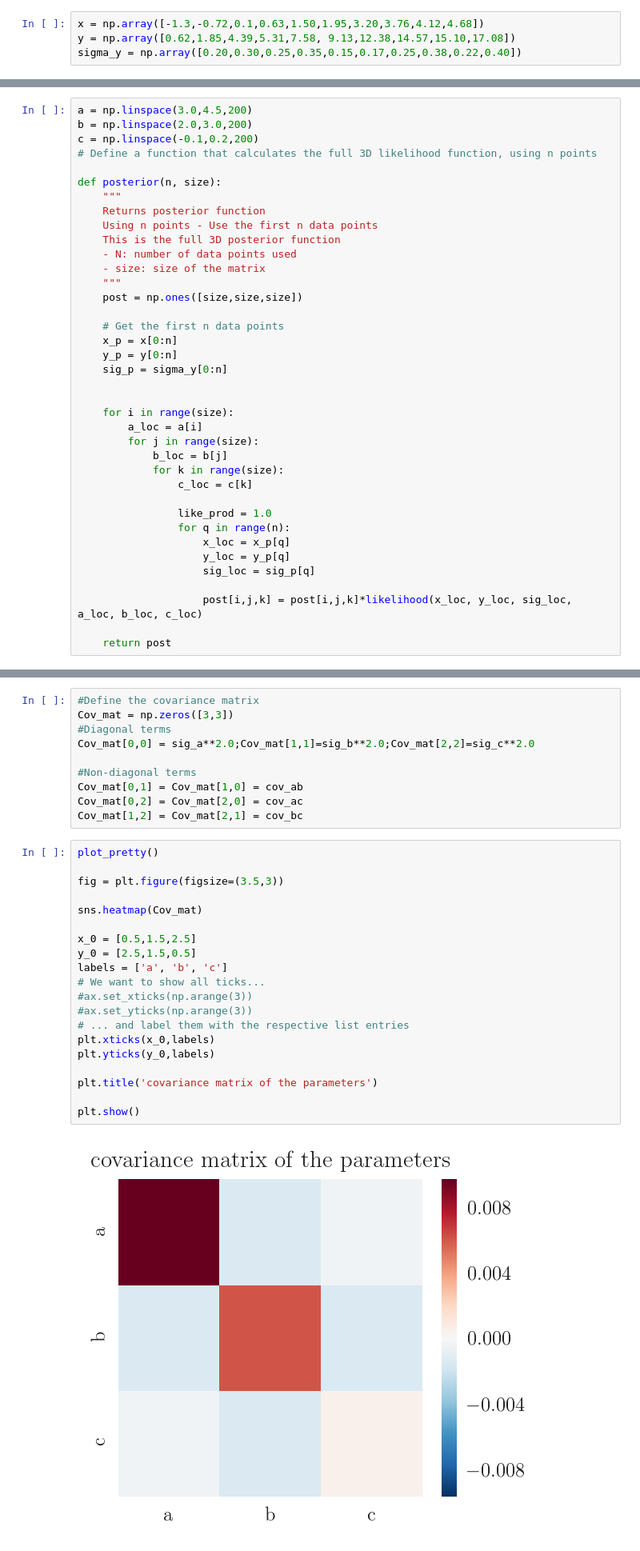
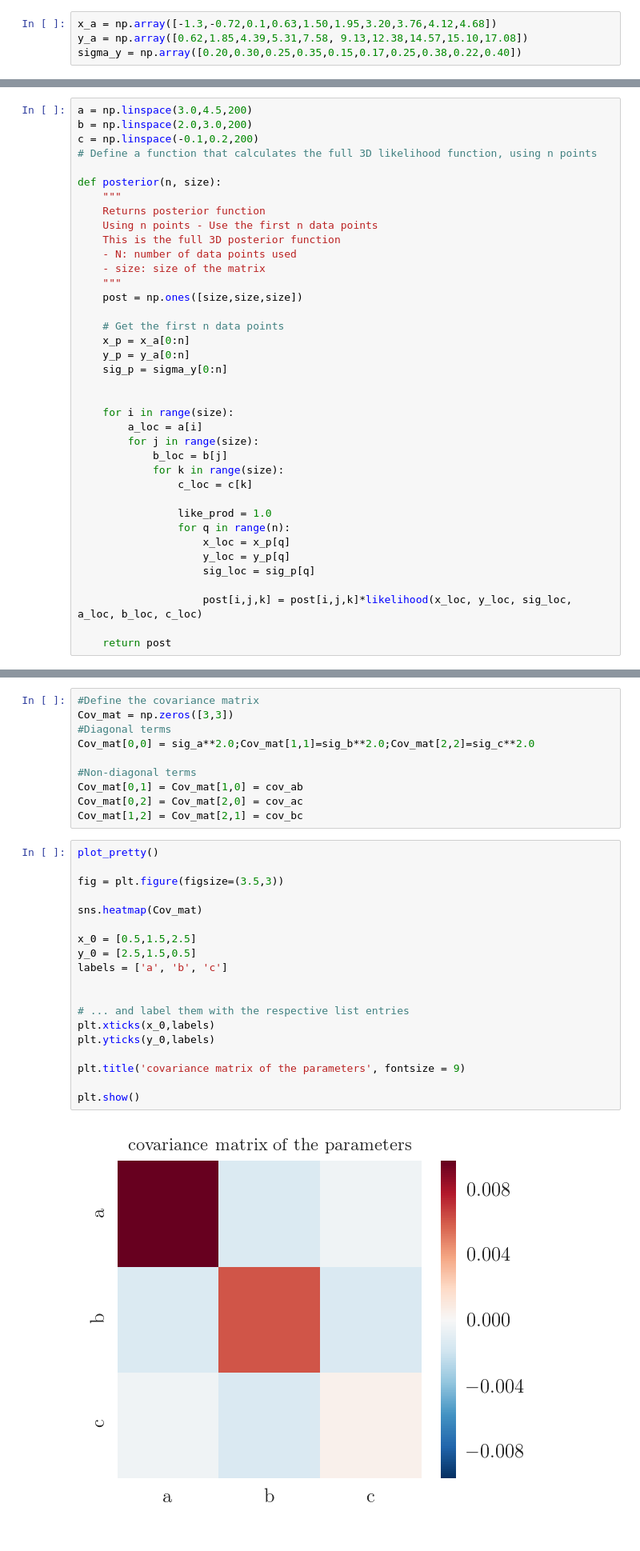
Before and after one commit to dtanoglidis/Astrostatistics, a Jupyter notebook: Assignment 3.ipynb, the cells around one changed output, grey strips where cells are left out. Shown: that part at 80% size. Cells and saved outputs as stored; diff of their text form.

```diff
--- a/Assignment 3.ipynb
+++ b/Assignment 3.ipynb
@@ -23,6 +25,6 @@ Populating the interactive namespace from numpy and matplotlib
 # %%
-x = np.array([-1.3,-0.72,0.1,0.63,1.50,1.95,3.20,3.76,4.12,4.68])
-y = np.array([0.62,1.85,4.39,5.31,7.58, 9.13,12.38,14.57,15.10,17.08])
+x_a = np.array([-1.3,-0.72,0.1,0.63,1.50,1.95,3.20,3.76,4.12,4.68])
+y_a = np.array([0.62,1.85,4.39,5.31,7.58, 9.13,12.38,14.57,15.10,17.08])
 sigma_y = np.array([0.20,0.30,0.25,0.35,0.15,0.17,0.25,0.38,0.22,0.40])
 # %% [markdown]
 ## Plot data $y$ vs $x$
@@ -93,8 +95,8 @@ def posterior(n, size):
     post = np.ones([size,size,size])
 
     # Get the first n data points
-    x_p = x[0:n]
-    y_p = y[0:n]
+    x_p = x_a[0:n]
+    y_p = y_a[0:n]
     sig_p = sigma_y[0:n]
 
 
@@ -357,22 +359,21 @@ Cov_mat[1,2] = Cov_mat[2,1] = cov_bc
 # %%
 plot_pretty()
 
 fig = plt.figure(figsize=(3.5,3))
 
 sns.heatmap(Cov_mat)
 
 x_0 = [0.5,1.5,2.5]
 y_0 = [2.5,1.5,0.5]
 labels = ['a', 'b', 'c']
-# We want to show all ticks...
-#ax.set_xticks(np.arange(3))
-#ax.set_yticks(np.arange(3))
+
+
 # ... and label them with the respective list entries
 plt.xticks(x_0,labels)
 plt.yticks(y_0,labels)
 
-plt.title('covariance matrix of the parameters')
+plt.title('covariance matrix of the parameters', fontsize = 9)
 
 plt.show()
 # %% [output]
-[figure, old version]
+[figure, new version]
```
Also changed, not shown: parts of 11 cells of this notebook.
